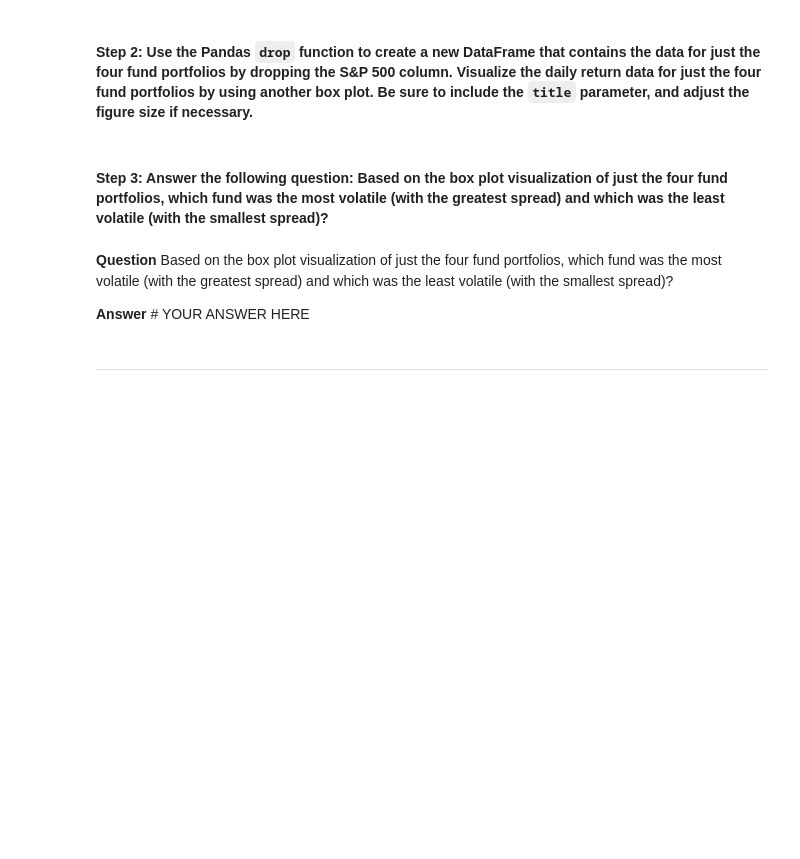
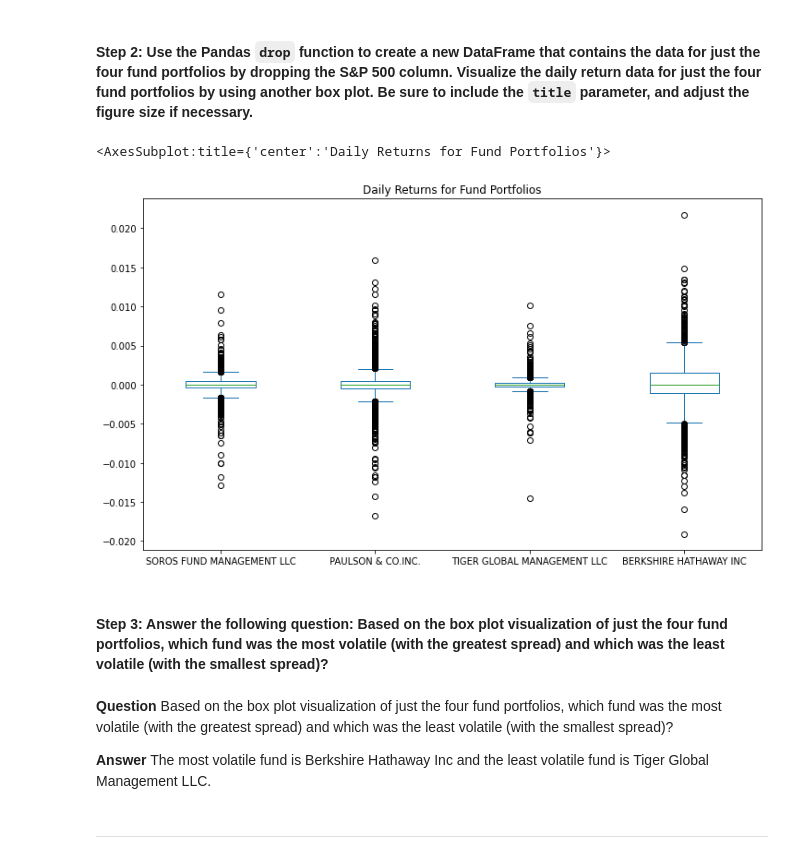
Before and after one commit to abcarmin/Module-4-Challenge, a Jupyter notebook: risk_return_analysis.ipynb, the cells around one changed output. Cells and saved outputs as stored; diff of their text form; code cells hidden in the pictures; blank space fills up the shorter version.

```diff
--- a/risk_return_analysis.ipynb
+++ b/risk_return_analysis.ipynb
@@ -187,14 +205,18 @@ Analyze the volatility of each of the four fund portfolios and of the S&P 500 In
 # %%
 # Create a new DataFrame containing only the 4 fund portfolios by dropping the S&P 500 column from the DataFrame
 # Create box plots to reflect the return data for only the 4 fund portfolios
 # Include a title parameter and adjust the figure size
-# YOUR CODE HERE
+daily_returns_fund_portfolios = daily_returns.drop(columns = 'S&P 500')
+daily_returns_fund_portfolios.plot(kind='box', title='Daily Returns for Fund Portfolios', figsize=(12,7))
+# %% [output]
+<AxesSubplot:title={'center':'Daily Returns for Fund Portfolios'}>
+[figure, added]
 # %% [markdown]
 #### Step 3: Answer the following question: Based on the box plot visualization of just the four fund portfolios, which fund was the most volatile (with the greatest spread) and which was the least volatile (with the smallest spread)?
 # %% [markdown]
 **Question** Based on the box plot visualization of just the four fund portfolios, which fund was the most volatile (with the greatest spread) and which was the least volatile (with the smallest spread)?
 
-**Answer** # YOUR ANSWER HERE
+**Answer** The most volatile fund is Berkshire Hathaway Inc and the least volatile fund is Tiger Global Management LLC.
 # %% [markdown]
 ---
 # %% [markdown]
```
Also changed, not shown: parts of 5 cells of this notebook.
